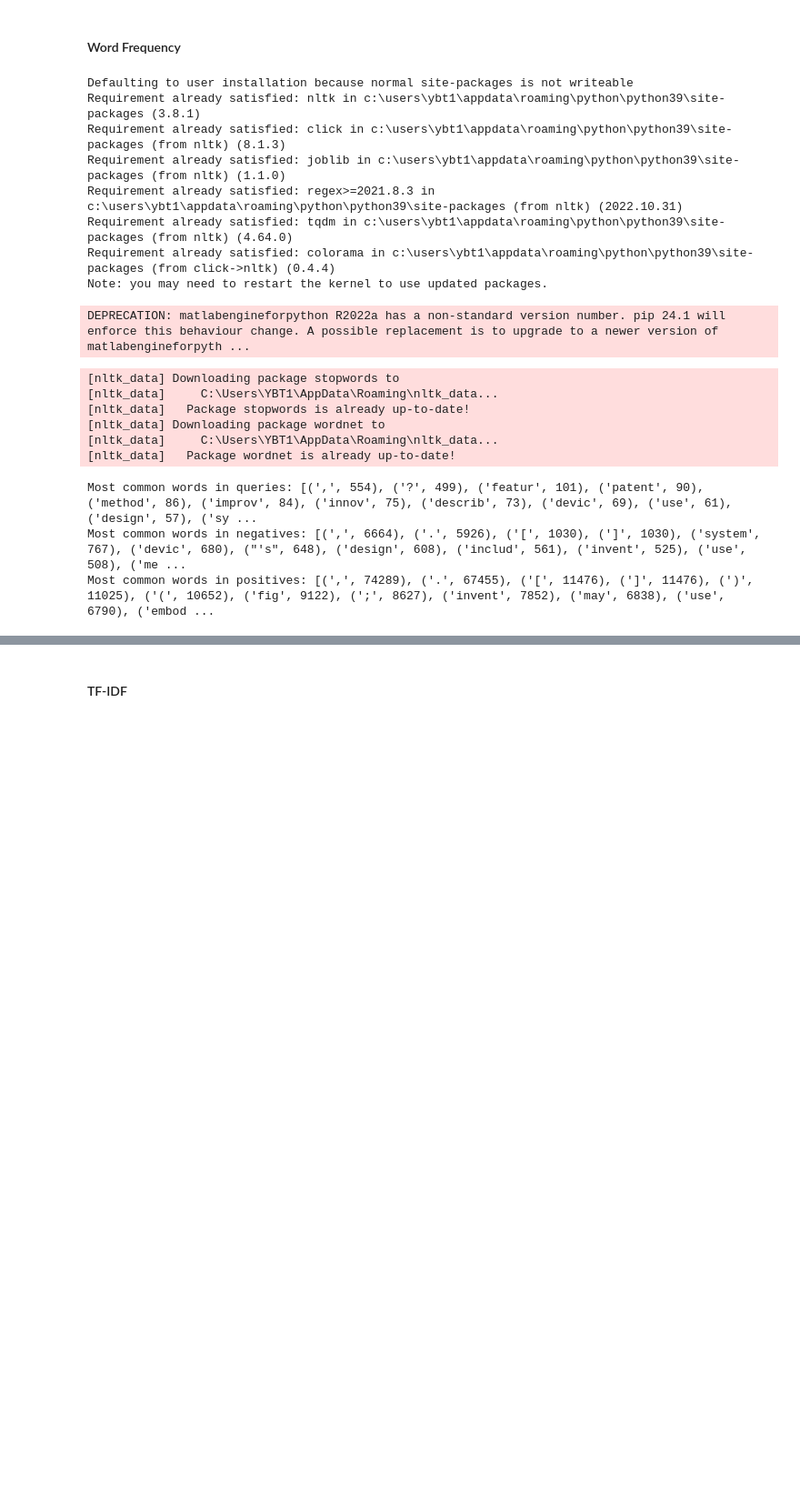
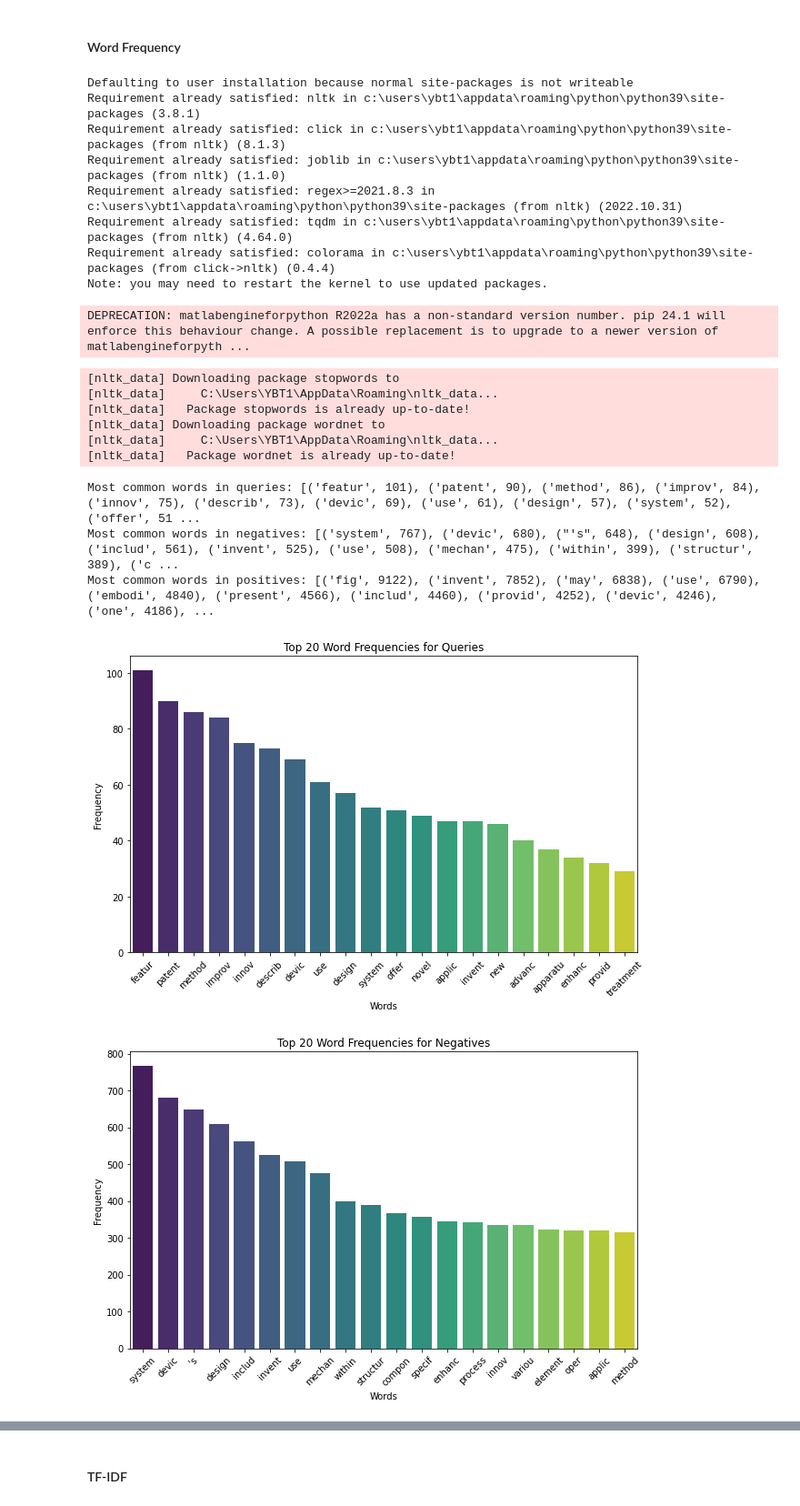
Before and after one commit to yohan-bornachot/bigpatent_text_embedding, a Jupyter notebook: data_analysis.ipynb, the cells around one changed output, grey strips where cells are left out. Shown: that part at 91% size. Cells and saved outputs as stored; diff of their text form; code cells hidden in the pictures; blank space fills up the shorter version.

```diff
--- a/data_analysis.ipynb
+++ b/data_analysis.ipynb
@@ -90,46 +99,88 @@ from nltk.corpus import wordnet
 
 nltk.download('stopwords')
 nltk.download('wordnet')
+punctuations = ['.', ',', '?', '!', ';', '(', ')', '[', ']', '#', '/']
 stop_words = set(stopwords.words('english'))
 
 def remove_stop_words(text):
     words = word_tokenize(text)
-    filtered_text = [word for word in words if word.lower() not in stop_words]
+    filtered_text = [word for word in words if word.lower() not in stop_words and word.lower() not in punctuations]
     return ' '.join(filtered_text)
 
 def stem_words(text, stemmer):
     words = word_tokenize(text)
     stemmed_text = [stemmer.stem(word) for word in words]
     return ' '.join(stemmed_text)
 
 def lemmatize_words(text, lemmatizer):
     words = word_tokenize(text)
     lemmatized_text = [lemmatizer.lemmatize(word, wordnet.VERB) for word in words]
     return ' '.join(lemmatized_text)
 
 def get_most_common_words(texts, num_words=20):
     all_words = [word.lower() for text in texts for word in word_tokenize(text)]
     word_freq = Counter(all_words)
     return word_freq.most_common(num_words)
 
 # Remove stop words, then apply stemming and lemmatization
 stemmer = PorterStemmer()
 lemmatizer = WordNetLemmatizer()
 for column in df:
     df[column] = df[column].apply(remove_stop_words)
     df[column] = df[column].apply(stem_words, args=[stemmer])
     df[column] = df[column].apply(lemmatize_words, args=[lemmatizer])
 
-print("Most common words in queries:", get_most_common_words(df['query'].tolist()))
-print("Most common words in negatives:", get_most_common_words(df['negative'].tolist()))
-print("Most common words in positives:", get_most_common_words(df['pos'].tolist()))
+
+most_common_query = get_most_common_words(df['query'].tolist())
+most_common_negative = get_most_common_words(df['negative'].tolist())
+most_common_positive = get_most_common_words(df['pos'].tolist())
+print("Most common words in queries:", most_common_query)
+print("Most common words in negatives:", most_common_negative)
+print("Most common words in positives:", most_common_positive)
+
+# Separate words and their frequencies for plotting
+words_query, counts_query = zip(*most_common_query)
+words_negative, counts_negative = zip(*most_common_negative)
+words_positive, counts_positive = zip(*most_common_positive)
+
+# Create a DataFrame for Seaborn
+df_query_freq = pd.DataFrame(most_common_query, columns=['Query_words', 'Frequency'])
+df_negative_freq = pd.DataFrame(most_common_negative, columns=['Negative_words', 'Frequency'])
+df_positive_freq = pd.DataFrame(most_common_positive, columns=['Positive_words', 'Frequency'])
+
+# Plot the bar chart using Seaborn
+plt.figure(figsize=(10, 6))
+sns.barplot(x='Query_words', y='Frequency', data=df_query_freq, palette='viridis')
+plt.xlabel('Words')
+plt.ylabel('Frequency')
+plt.title('Top 20 Word Frequencies for Queries')
+plt.xticks(rotation=45)
+plt.show()
+
+plt.figure(figsize=(10, 6))
+sns.barplot(x='Negative_words', y='Frequency', data=df_negative_freq, palette='viridis')
+plt.xlabel('Words')
+plt.ylabel('Frequency')
+plt.title('Top 20 Word Frequencies for Negatives')
+plt.xticks(rotation=45)
+plt.show()
+
+plt.figure(figsize=(10, 6))
+sns.barplot(x='Positive_words', y='Frequency', data=df_positive_freq, palette='viridis')
+plt.xlabel('Words')
+plt.ylabel('Frequency')
+plt.title('Top 20 Word Frequencies for Positives')
+plt.xticks(rotation=45)
+plt.show()
 # %% [output]
 [nltk_data] Downloading package stopwords to
 [nltk_data]     C:\Users\YBT1\AppData\Roaming\nltk_data...
 [nltk_data]   Package stopwords is already up-to-date!
 [nltk_data] Downloading package wordnet to
 [nltk_data]     C:\Users\YBT1\AppData\Roaming\nltk_data...
 [nltk_data]   Package wordnet is already up-to-date!
-Most common words in queries: [(',', 554), ('?', 499), ('featur', 101), ('patent', 90), ('method', 86), ('improv', 84), ('innov', 75), ('describ', 73), ('devic', 69), ('use', 61), ('design', 57), ('sy ...
-Most common words in negatives: [(',', 6664), ('.', 5926), ('[', 1030), (']', 1030), ('system', 767), ('devic', 680), ("'s", 648), ('design', 608), ('includ', 561), ('invent', 525), ('use', 508), ('me ...
-Most common words in positives: [(',', 74289), ('.', 67455), ('[', 11476), (']', 11476), (')', 11025), ('(', 10652), ('fig', 9122), (';', 8627), ('invent', 7852), ('may', 6838), ('use', 6790), ('embod ...
+Most common words in queries: [('featur', 101), ('patent', 90), ('method', 86), ('improv', 84), ('innov', 75), ('describ', 73), ('devic', 69), ('use', 61), ('design', 57), ('system', 52), ('offer', 51 ...
+Most common words in negatives: [('system', 767), ('devic', 680), ("'s", 648), ('design', 608), ('includ', 561), ('invent', 525), ('use', 508), ('mechan', 475), ('within', 399), ('structur', 389), ('c ...
+Most common words in positives: [('fig', 9122), ('invent', 7852), ('may', 6838), ('use', 6790), ('embodi', 4840), ('present', 4566), ('includ', 4460), ('provid', 4252), ('devic', 4246), ('one', 4186), ...
+[figure, added]
+[figure, added]
```
Also changed, not shown: parts of 11 cells of this notebook.
